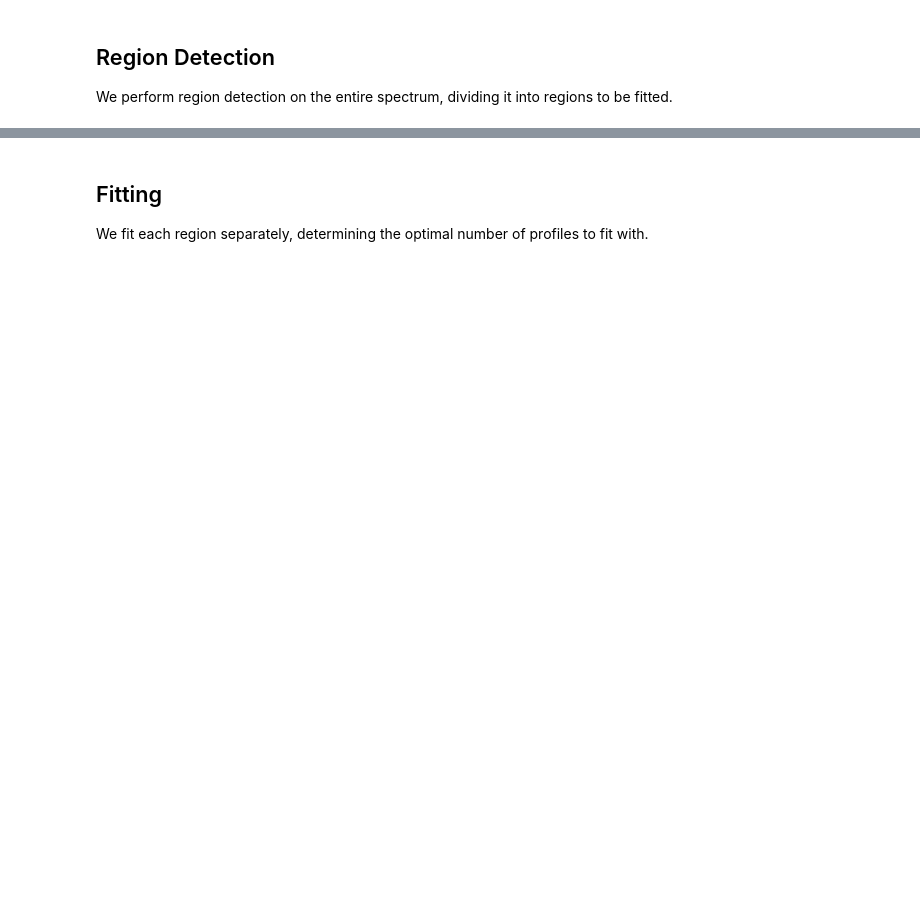
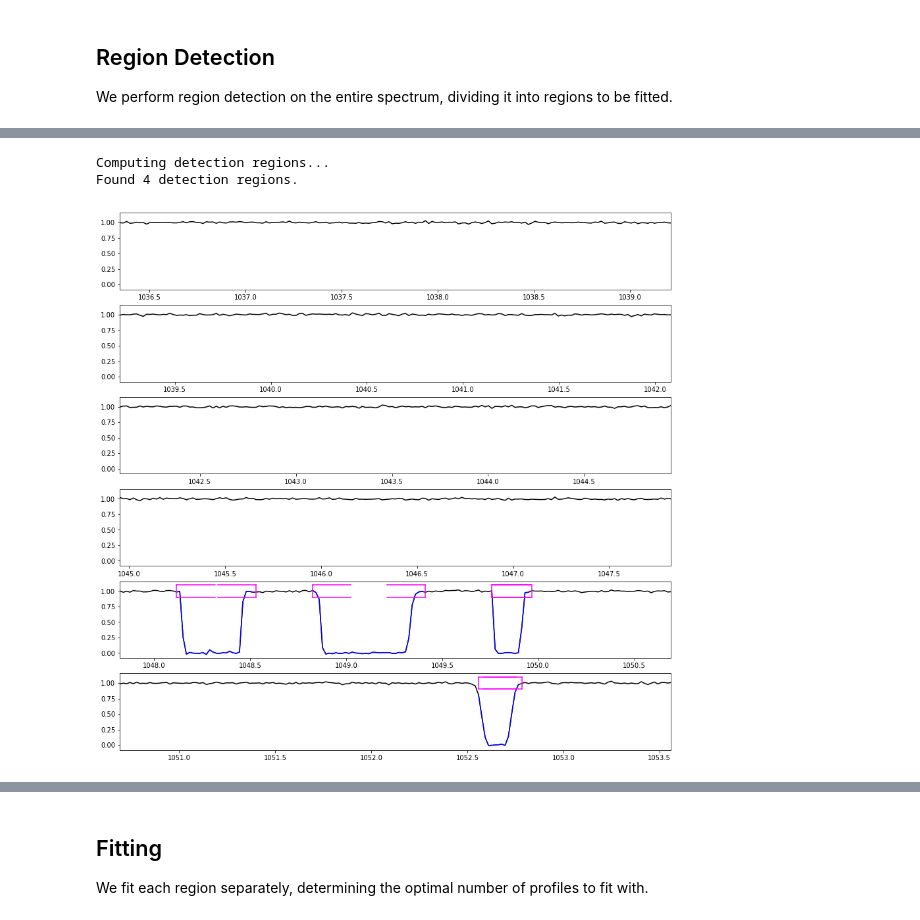
Before and after one commit to sarahappleby/VAMP, a Jupyter notebook: spec_demo.ipynb, the cells around one changed output, grey strips where cells are left out. Cells and saved outputs as stored; diff of their text form; code cells hidden in the pictures; blank space fills up the shorter version.

Commit message:
added pygad demo

```diff
--- a/spec_demo.ipynb
+++ b/spec_demo.ipynb
@@ -96,0 +162,3 @@ def plot_bracket(x, axis, dir):
+# %%
+data = h5py.File('data/spectrum_pygad_CII1036.h5', 'r')
+data.keys()
@@ -96,0 +173,5 @@ def plot_bracket(x, axis, dir):
+# %%
+wavelength = data['wavelength'][:]
+flux = data['flux'][:]
+noise = data['flux'][:]
+taus = data['tau'][:]
@@ -97,22 +180,37 @@ def plot_bracket(x, axis, dir):
+# %%
+regions, region_pixels = vpfits.compute_detection_regions(wavelength, taus, flux, noise,
+                                          min_region_width=min_region_width)
+# %% [output]
+Computing detection regions...
+Found 4 detection regions.
+# %%
+region_arrays = []
+for region in region_pixels:
+    start = region[0]
+    end = region[1]
+    region_arrays.append([wavelength[start:end], taus[start:end], flux[start:end], noise[start:end]])
 # %%
 N = 6
 fig, ax = plt.subplots(N, figsize=(15,15))
 
+length = len(flux) / N
+
 for n in range(N):
-    length = len(cont) / N
 
     lower_lim = n*length
     upper_lim = n*length+length
 
-    ax[n].plot(cont[:,0], cont[:,2], c='black')
+    ax[n].plot(wavelength, flux, c='black')
 
-    ax[n].set_xlim(cont[:,0][lower_lim], cont[:,0][upper_lim])
+    ax[n].set_xlim(wavelength[lower_lim], wavelength[upper_lim])
 
     for arr in region_arrays:
-        ax[n].plot(arr[0], arr[1], color='blue')
+        ax[n].plot(arr[0], arr[2], color='blue')
 
     for (start, end) in region_pixels:
-        plot_bracket(cont[:,0][start], ax[n], 'left')
-        plot_bracket(cont[:,0][end], ax[n], 'right')
+        plot_bracket(wavelength[start], ax[n], 'left')
+        plot_bracket(wavelength[end], ax[n], 'right')
 
 plt.show()
+# %% [output]
+[figure, added]
```
Also changed, not shown: parts of 22 cells of this notebook, 2 other files.
